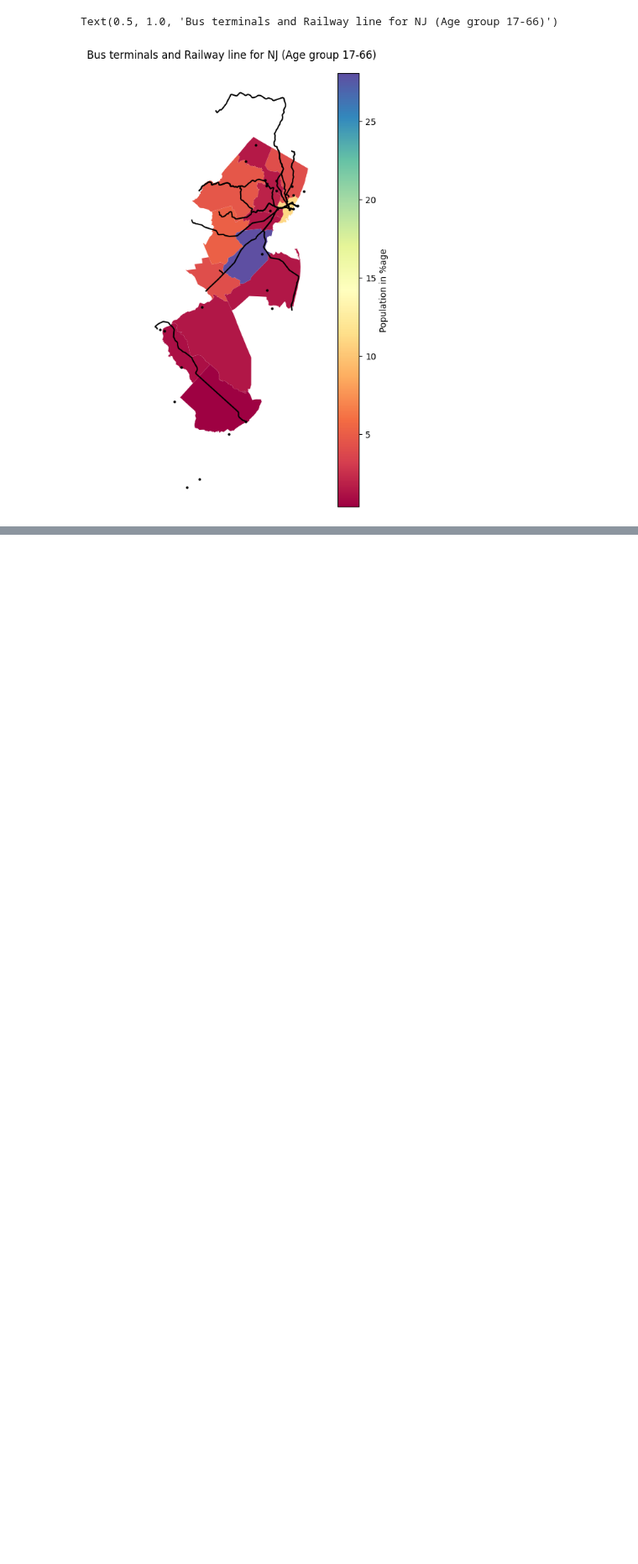
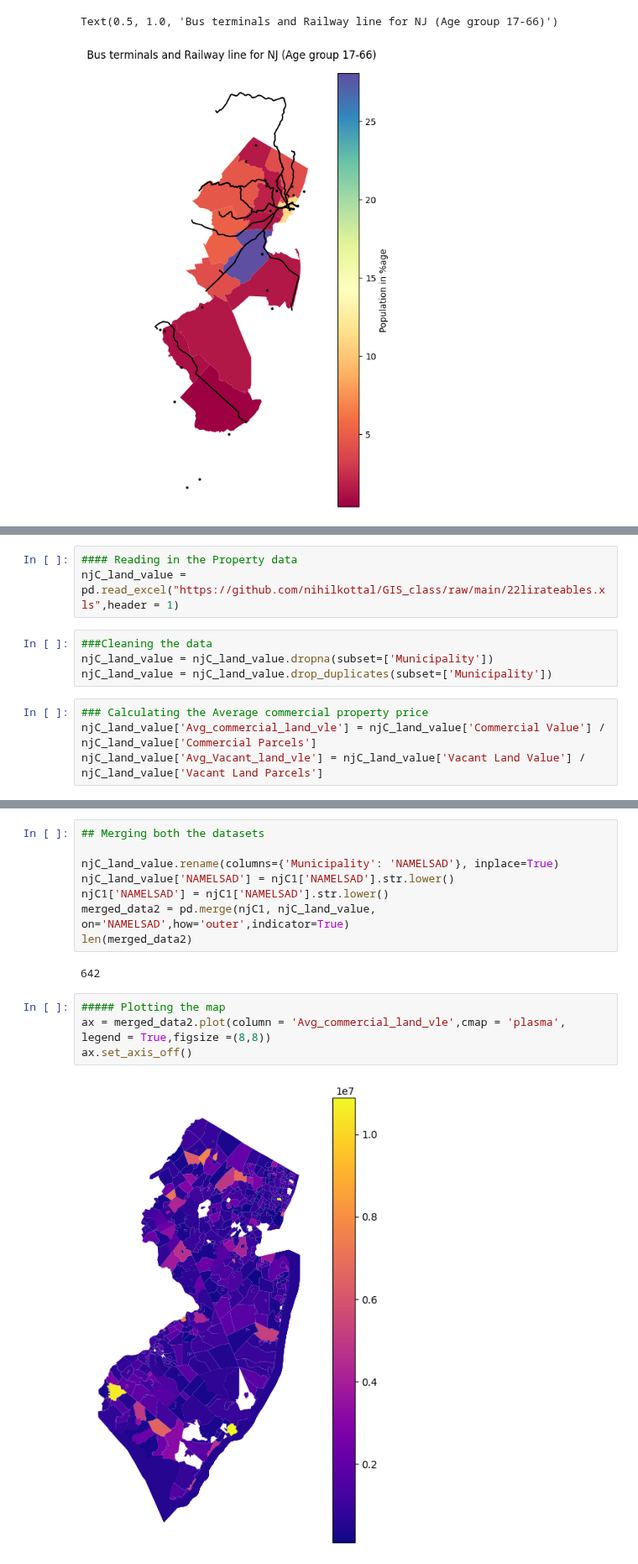
Before and after one commit to NihilKottal001/GIS, a Jupyter notebook: PS1.ipynb, the cells around one changed output, grey strips where cells are left out. Shown at 84% size. Drawn from its saved outputs; the diff is of its cells as text; blank space fills up the shorter version.

```diff
--- a/PS1.ipynb
+++ b/PS1.ipynb
@@ -412,0 +407,11 @@ njC1.head(2)
+# %%
+#### Reading in the Property data
+njC_land_value = pd.read_excel("https://github.com/nihilkottal/GIS_class/raw/main/22lirateables.xls",header = 1)
+# %%
+###Cleaning the data
+njC_land_value = njC_land_value.dropna(subset=['Municipality'])
+njC_land_value = njC_land_value.drop_duplicates(subset=['Municipality'])
+# %%
+### Calculating the Average commercial property price
+njC_land_value['Avg_commercial_land_vle'] = njC_land_value['Commercial Value'] / njC_land_value['Commercial Parcels']
+njC_land_value['Avg_Vacant_land_vle'] = njC_land_value['Vacant Land Value'] / njC_land_value['Vacant Land Parcels']
@@ -413 +435,17 @@ njC1.head(2)
+# %%
+## Merging both the datasets
+
+njC_land_value.rename(columns={'Municipality': 'NAMELSAD'}, inplace=True)
+njC_land_value['NAMELSAD'] = njC1['NAMELSAD'].str.lower()
+njC1['NAMELSAD'] = njC1['NAMELSAD'].str.lower()
+merged_data2 = pd.merge(njC1, njC_land_value, on='NAMELSAD',how='outer',indicator=True)
+len(merged_data2)
+# %% [output]
+642
+# %%
+##### Plotting the map
+ax = merged_data2.plot(column = 'Avg_commercial_land_vle',cmap = 'plasma', legend = True,figsize =(8,8))
+ax.set_axis_off()
+# %% [output]
+[figure, added]
 # %%
```
Also changed, not shown: parts of 7 cells of this notebook.
